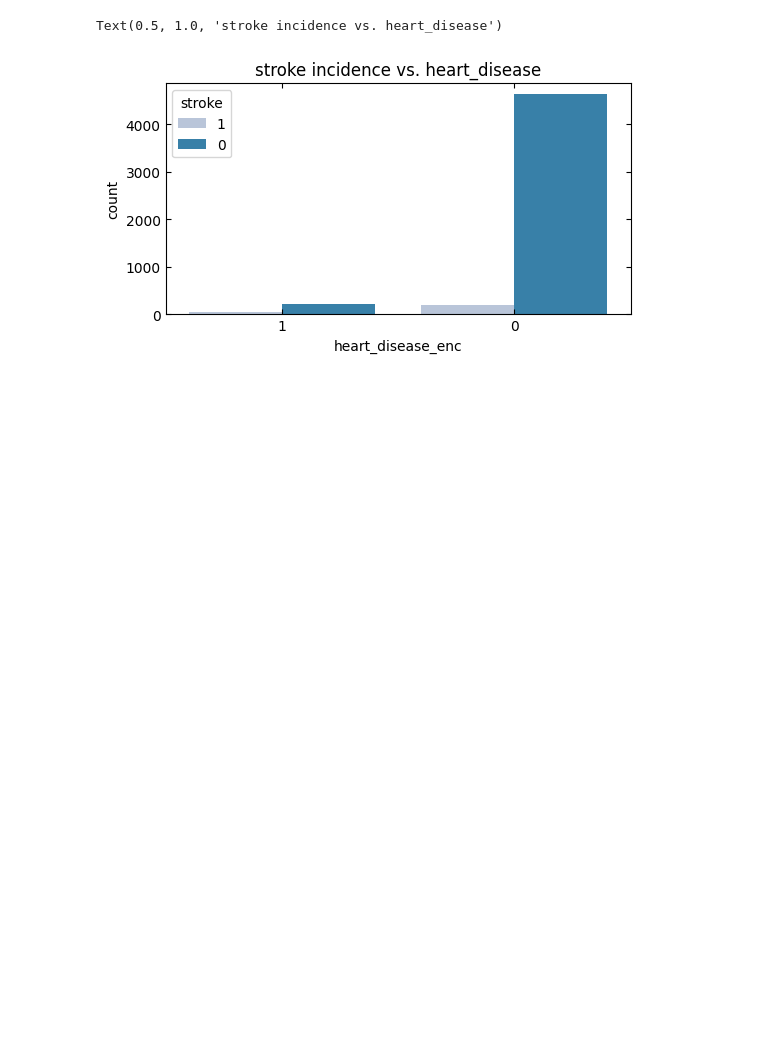
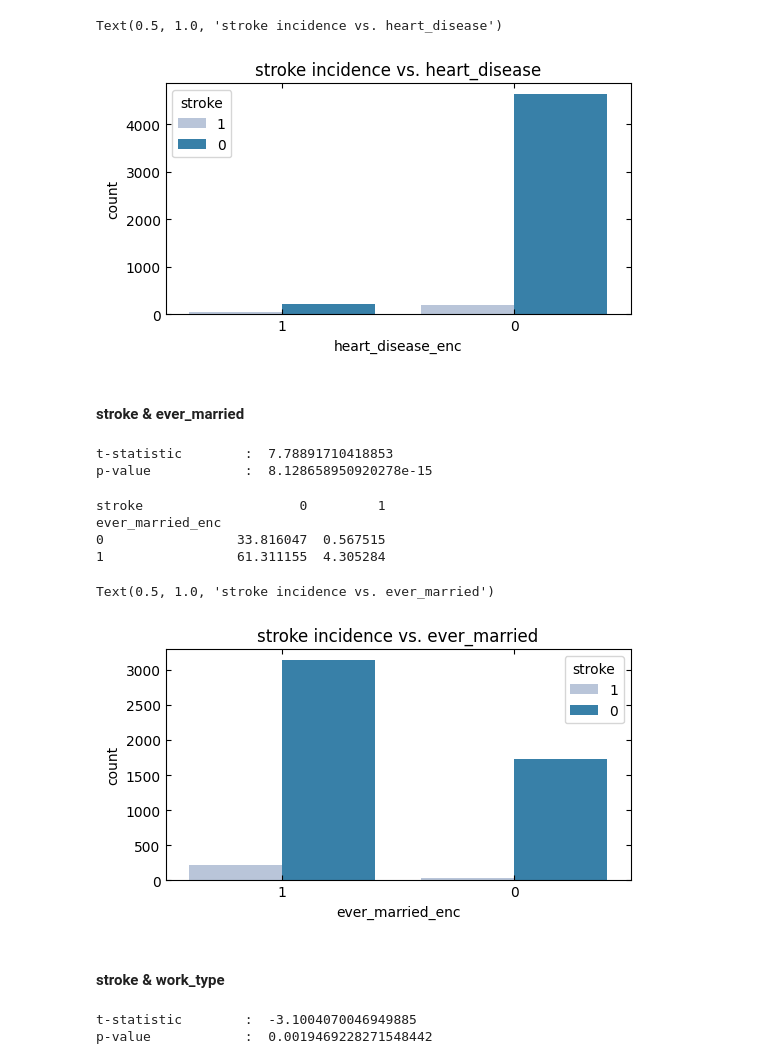
Before and after one commit to CamiloEmiliano/ML_samples, a Jupyter notebook: heart_stroke_EDA.ipynb, the cells around one changed output. Drawn from its saved outputs; the diff is of its cells as text; code cells hidden in the pictures; blank space fills up the shorter version.

```diff
--- a/heart_stroke_EDA.ipynb
+++ b/heart_stroke_EDA.ipynb
@@ -593,3 +593,34 @@ heart_disease_enc
 1                   4.481409  0.919765
 Text(0.5, 1.0, 'stroke incidence vs. heart_disease')
 [figure]
+# %% [markdown]
+#### stroke & ever_married
+# %%
+tstat, pval = t_test_ind(df_cat,'stroke','ever_married_enc')
+print('t-statistic        : ', tstat)
+print('p-value            : ', pval)
+# %% [output]
+t-statistic        :  7.78891710418853
+p-value            :  8.128658950920278e-15
+# %%
+print(pd.crosstab(df_cat["ever_married_enc"], df_cat["stroke"], normalize=True) * 100)
+fig, axs = plt.subplots(figsize=(6,3))
+sns.countplot(x=df_cat['ever_married_enc'].astype('str'),hue=df_cat['stroke'].astype('str'),palette='PuBu')
+axs.tick_params(axis='both',direction='in',top=True,right=True)
+axs.set_title('stroke incidence vs. ever_married')
+# %% [output]
+stroke                    0         1
+ever_married_enc
+0                 33.816047  0.567515
+1                 61.311155  4.305284
+Text(0.5, 1.0, 'stroke incidence vs. ever_married')
+[figure, added]
+# %% [markdown]
+#### stroke & work_type
+# %%
+tstat, pval = t_test_ind(df_cat,'stroke','work_type_enc')
+print('t-statistic        : ', tstat)
+print('p-value            : ', pval)
+# %% [output]
+t-statistic        :  -3.1004070046949885
+p-value            :  0.0019469228271548442
```
Also changed, not shown: parts of 21 cells of this notebook.
